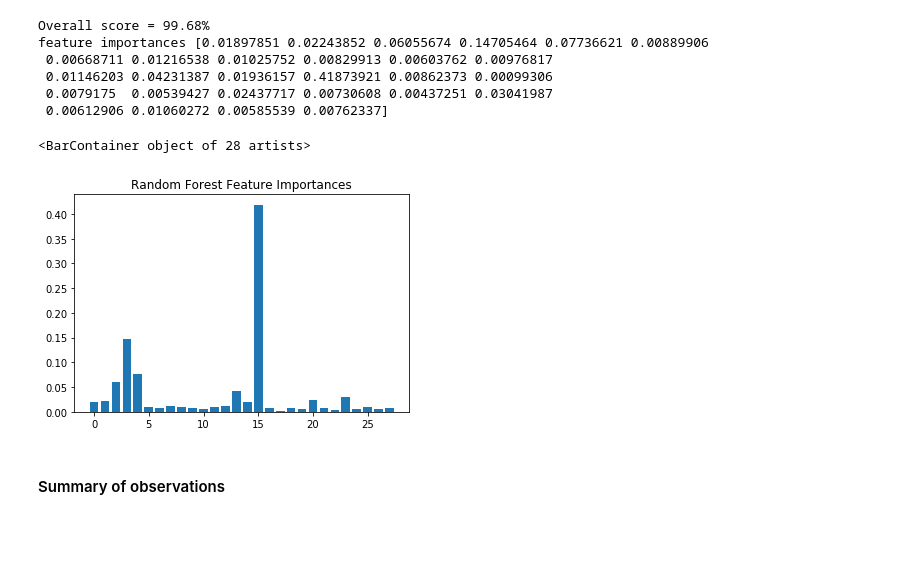
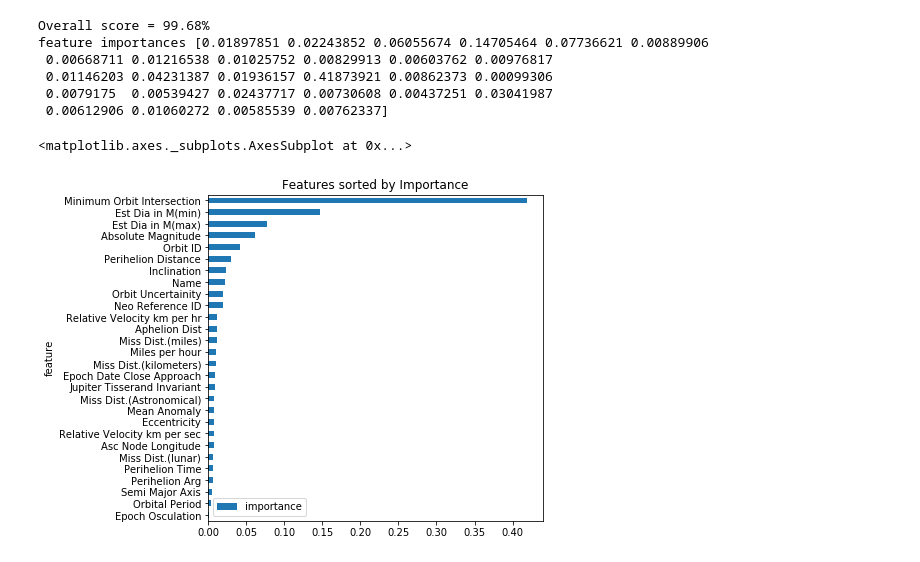
Before and after one commit to vipulpopat/MSCAI_CE4021_Project, a Jupyter notebook: Random_Forests.ipynb, the cells around one changed output. Cells and saved outputs as stored; diff of their text form; code cells hidden in the pictures; blank space fills up the shorter version.

```diff
--- a/Random_Forests.ipynb
+++ b/Random_Forests.ipynb
@@ -147,14 +159,17 @@ feature importances [0.01897851 0.02243852 0.06055674 0.14705464 0.07736621 0.00
  0.01146203 0.04231387 0.01936157 0.41873921 0.00862373 0.00099306
  0.0079175  0.00539427 0.02437717 0.00730608 0.00437251 0.03041987
  0.00612906 0.01060272 0.00585539 0.00762337]
-# %%
-#graph the feature_importances
-_,my_plt = plt.subplots()
-my_plt.set_title('Random Forest Feature Importances')
-x_val = np.arange(len(rfc.feature_importances_))
-my_plt.bar(x_val,height=rfc.feature_importances_)
-# %% [output]
-<BarContainer object of 28 artists>
-[figure, removed]
-# %% [markdown]
-#### Summary of observations
+# %%
+####################
+#
+# 3. Model Graphing
+#
+####################
+
+#graph the feature_importances
+importances = pd.DataFrame({'feature':nasa_data_x.columns,'importance':np.round(rfc.feature_importances_,3)})
+importances = importances.sort_values('importance',ascending=True).set_index('feature')
+importances.plot.barh(figsize=(6,6),title='Features sorted by Importance')
+# %% [output]
+<matplotlib.axes._subplots.AxesSubplot at 0x...>
+[figure, added]
```
Also changed, not shown: parts of 7 cells of this notebook, 1 other file.
